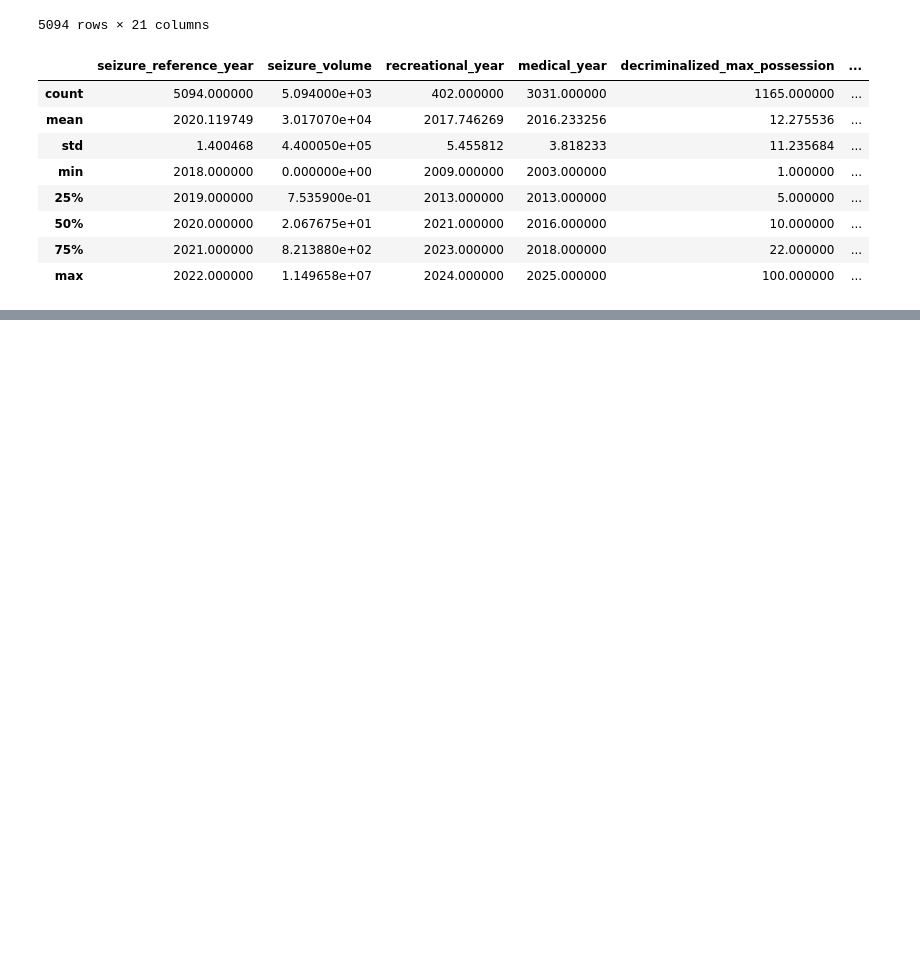
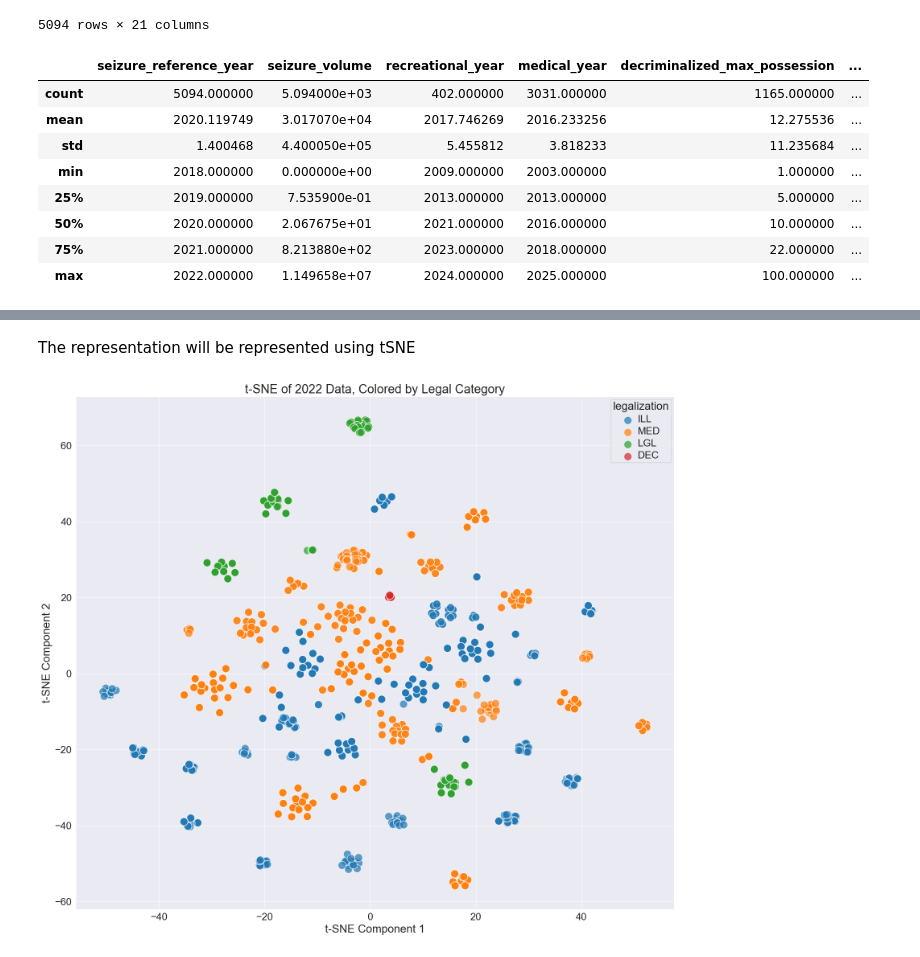
Before and after one commit to ArieStoli/ds-lab-2025, a Jupyter notebook: data_preprocessing.ipynb, the cells around one changed output, grey strips where cells are left out. Drawn from its saved outputs; the diff is of its cells as text; code cells hidden in the pictures; blank space fills up the shorter version.

```diff
--- a/data_preprocessing.ipynb
+++ b/data_preprocessing.ipynb
@@ -1952,0 +1962,2 @@ merged_df.describe(include='object')
+# %% [markdown]
+The representation will be represented using tSNE
@@ -1952,0 +2103,5 @@ merged_df.describe(include='object')
+# %%
+tsne_legal_cat_df = prep_data_for_tsne(merged_df, filtering_query='seizure_reference_year == 2022', numerical_imputation='median', categorical_imputation='most_frequent')
+plot_tsne(tsne_legal_cat_df, merged_df.query('seizure_reference_year == 2022')['legal_category'], title="t-SNE of 2022 Data, Colored by Legal Category", legend_title='legalization', perplexity=30, random_state=SEED)
+# %% [output]
+[figure, added]
```
Also changed, not shown: parts of 5 cells of this notebook.
